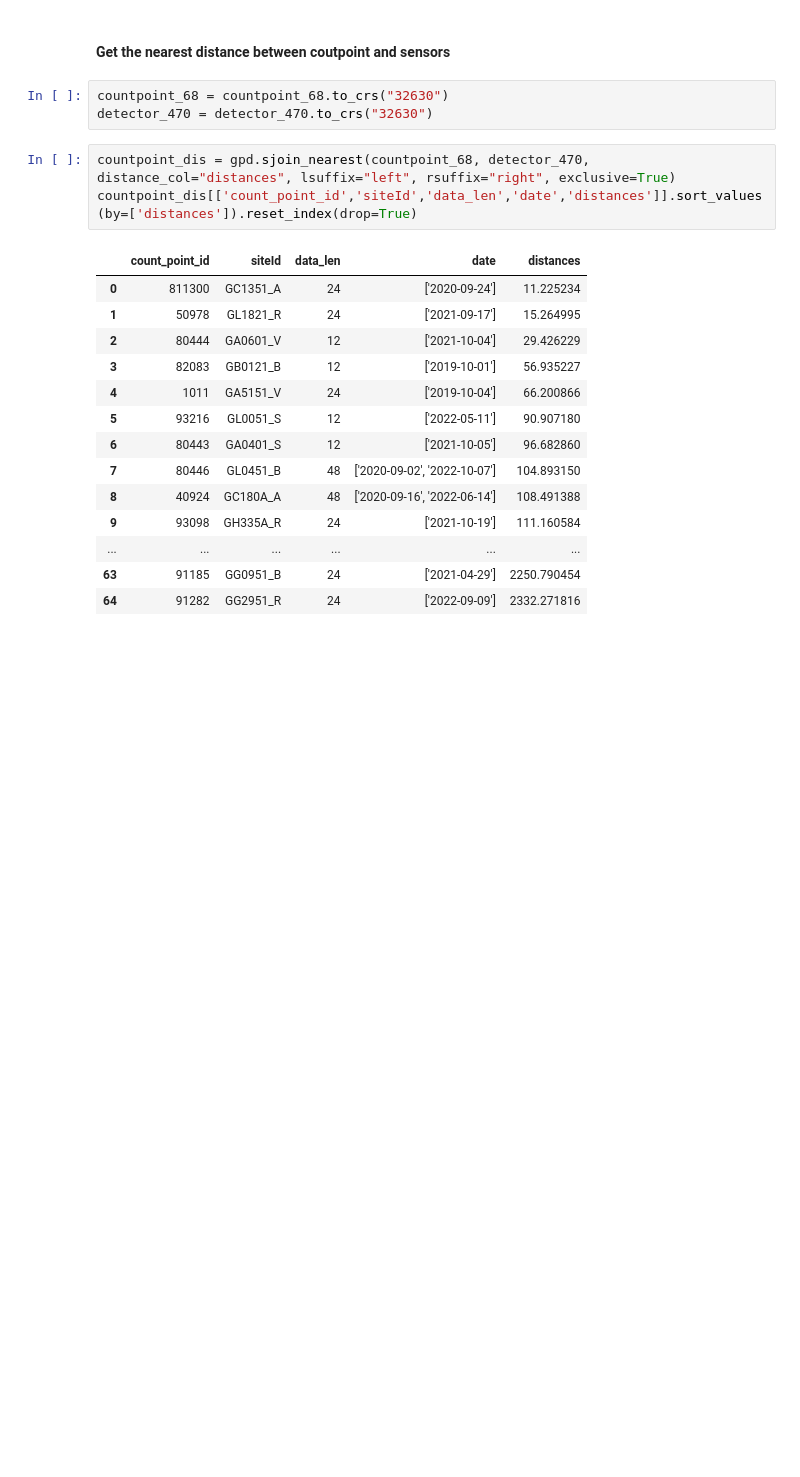
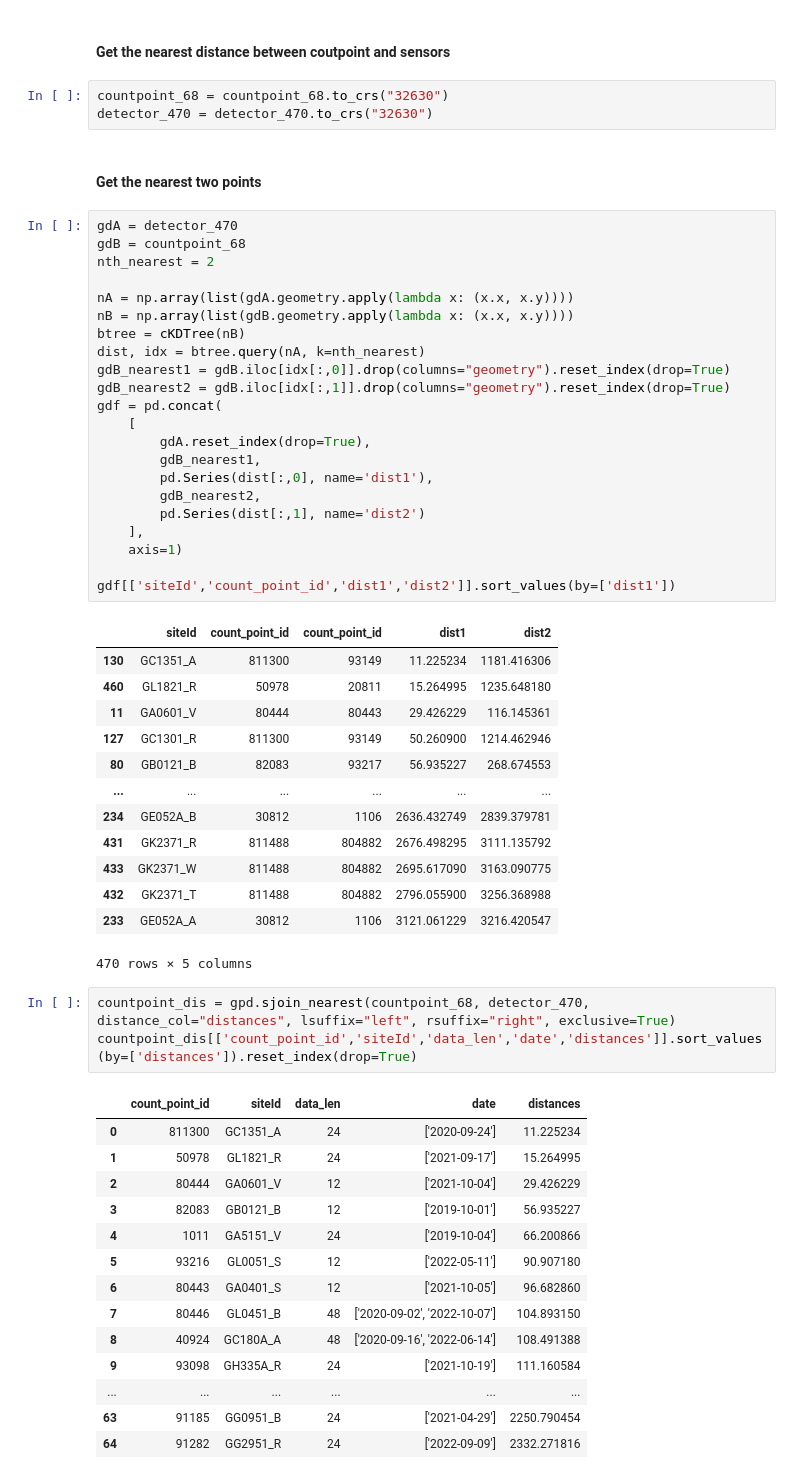
Before and after one commit to YueLi-0816/data_paper, a Jupyter notebook: Traffic_counts_read.ipynb, the cells around one changed output. Drawn from its saved outputs; the diff is of its cells as text; blank space fills up the shorter version.

Commit message:
get the nearest two neighbours

```diff
--- a/Traffic_counts_read.ipynb
+++ b/Traffic_counts_read.ipynb
@@ -150,6 +141,44 @@ detector_470 = gpd.GeoDataFrame(detector_470, crs="epsg:4326")
 # %%
 countpoint_68 = countpoint_68.to_crs("32630")
 detector_470 = detector_470.to_crs("32630")
+# %% [markdown]
+#### Get the nearest two points
+# %%
+gdA = detector_470
+gdB = countpoint_68
+nth_nearest = 2
+
+nA = np.array(list(gdA.geometry.apply(lambda x: (x.x, x.y))))
+nB = np.array(list(gdB.geometry.apply(lambda x: (x.x, x.y))))
+btree = cKDTree(nB)
+dist, idx = btree.query(nA, k=nth_nearest)
+gdB_nearest1 = gdB.iloc[idx[:,0]].drop(columns="geometry").reset_index(drop=True)
+gdB_nearest2 = gdB.iloc[idx[:,1]].drop(columns="geometry").reset_index(drop=True)
+gdf = pd.concat(
+    [
+        gdA.reset_index(drop=True),
+        gdB_nearest1,
+        pd.Series(dist[:,0], name='dist1'),
+        gdB_nearest2,
+        pd.Series(dist[:,1], name='dist2')
+    ],
+    axis=1)
+
+gdf[['siteId','count_point_id','dist1','dist2']].sort_values(by=['dist1'])
+# %% [output]
+|  | siteId | count_point_id | count_point_id | dist1 | dist2 |
+| 130 | GC1351_A | 811300 | 93149 | 11.225234 | 1181.416306 |
+| 460 | GL1821_R | 50978 | 20811 | 15.264995 | 1235.648180 |
+| 11 | GA0601_V | 80444 | 80443 | 29.426229 | 116.145361 |
+| 127 | GC1301_R | 811300 | 93149 | 50.260900 | 1214.462946 |
+| 80 | GB0121_B | 82083 | 93217 | 56.935227 | 268.674553 |
+| ... | ... | ... | ... | ... | ... |
+| 234 | GE052A_B | 30812 | 1106 | 2636.432749 | 2839.379781 |
+| 431 | GK2371_R | 811488 | 804882 | 2676.498295 | 3111.135792 |
+| 433 | GK2371_W | 811488 | 804882 | 2695.617090 | 3163.090775 |
+| 432 | GK2371_T | 811488 | 804882 | 2796.055900 | 3256.368988 |
+| 233 | GE052A_A | 30812 | 1106 | 3121.061229 | 3216.420547 |
+470 rows × 5 columns
 # %%
 countpoint_dis = gpd.sjoin_nearest(countpoint_68, detector_470, distance_col="distances", lsuffix="left", rsuffix="right", exclusive=True)
 countpoint_dis[['count_point_id','siteId','data_len','date','distances']].sort_values(by=['distances']).reset_index(drop=True)
```
Also changed, not shown: parts of 17 cells of this notebook.
